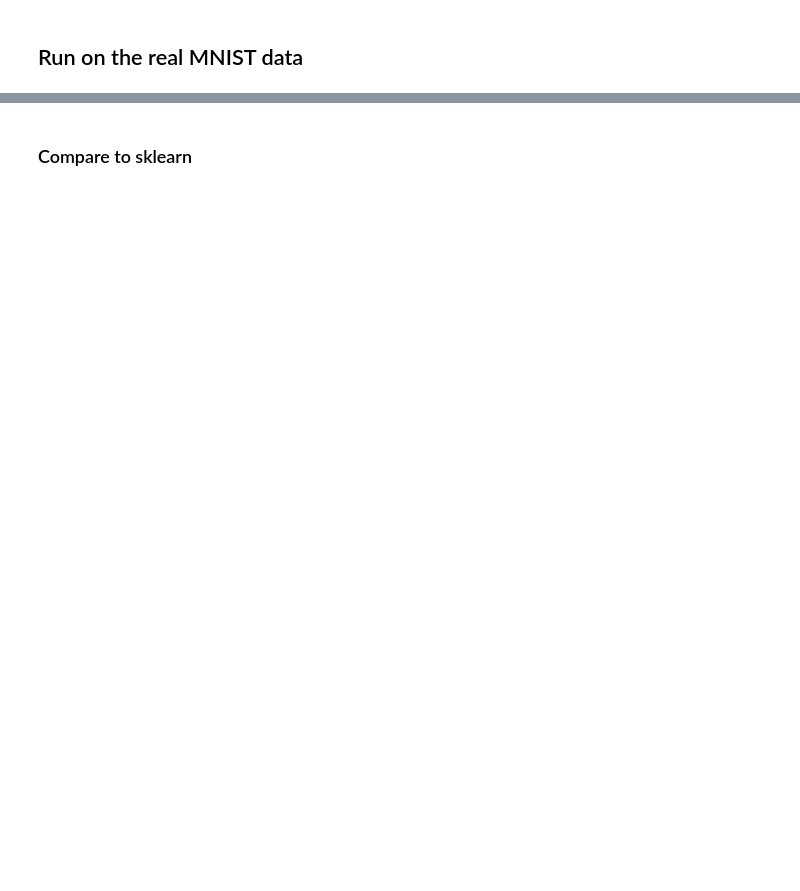
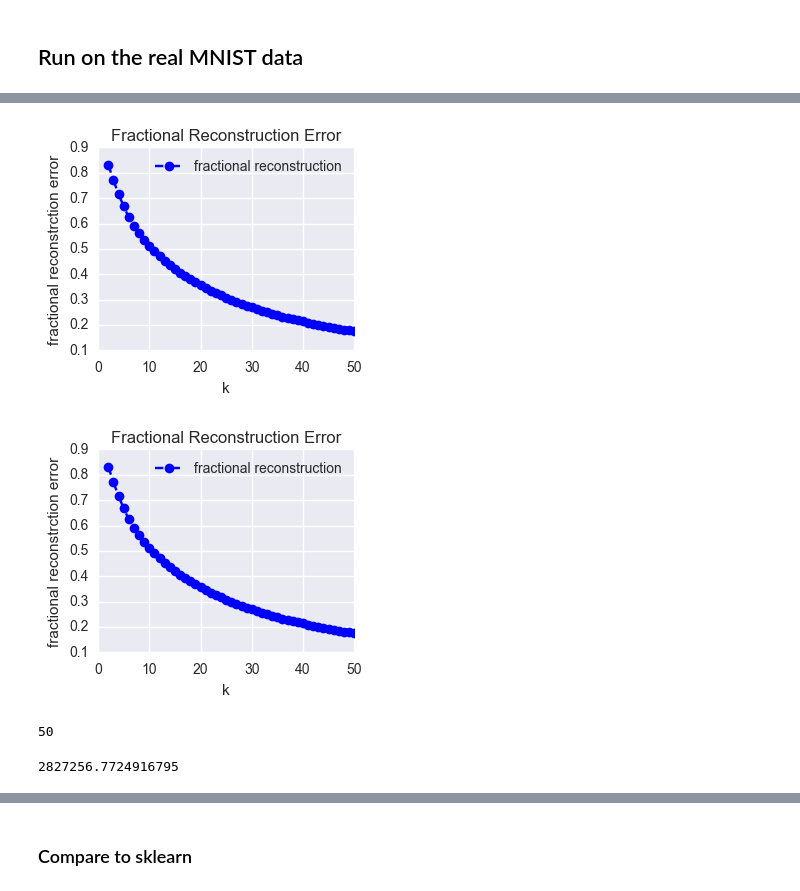
Before and after one commit to JanetMatsen/Machine_Learning_CSE_546, a Jupyter notebook: HW3/notebooks/Q-1-2_PCA.ipynb, the cells around one changed output, grey strips where cells are left out. Saved outputs shown, nothing was run; the diff lists cells and outputs as text; code cells hidden in the pictures; blank space fills up the shorter version.

```diff
--- a/HW3/notebooks/Q-1-2_PCA.ipynb
+++ b/HW3/notebooks/Q-1-2_PCA.ipynb
@@ -90,0 +184,14 @@ train.plot_fractional_reconstruction_error(start=0, stop=50, title ='abcd')
+# %%
+train.plot_fractional_reconstruction_error(start=2, stop=50,
+                                           title ='Fractional Reconstruction Error')
+# %% [output]
+[figure, added]
+[figure, added]
+# %%
+len(train.eigenvals[0:50])
+# %% [output]
+50
+# %%
+np.sum(train.eigenvals[0:50])
+# %% [output]
+2827256.7724916795
```
Also changed, not shown: parts of 33 cells of this notebook, 2 other files.
